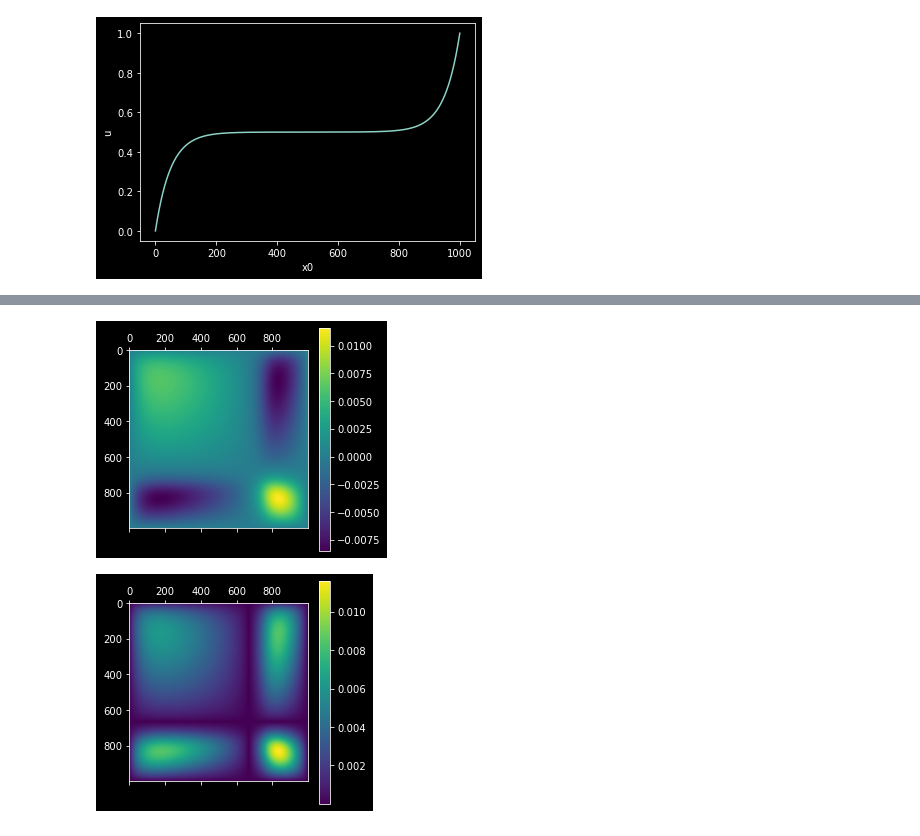
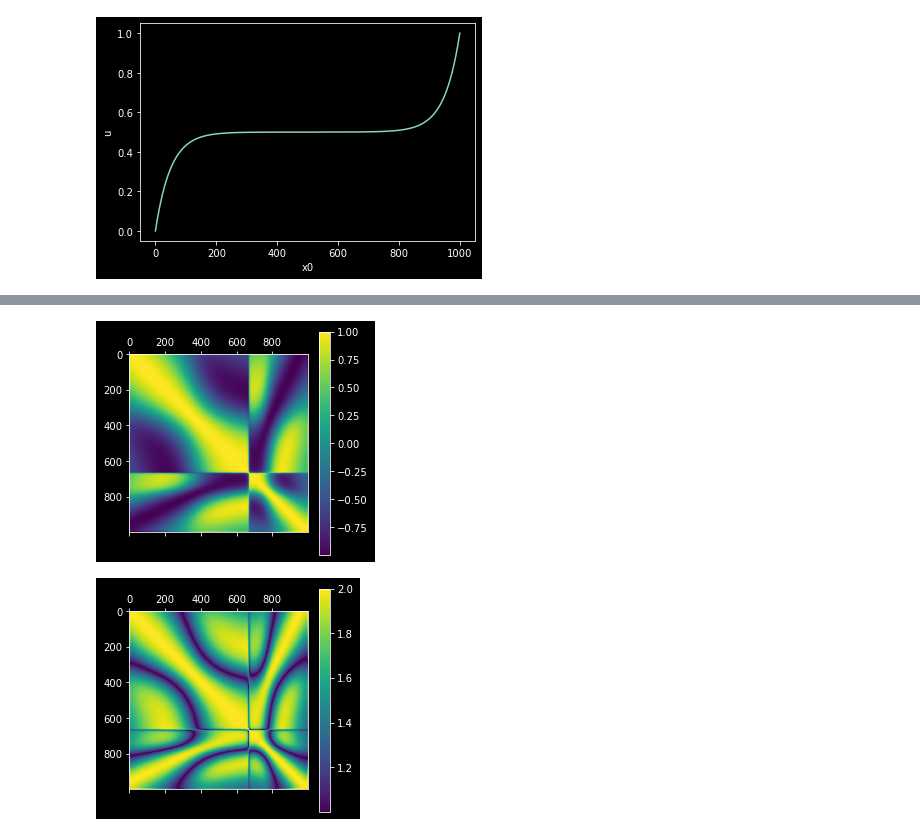
Before and after one commit to animih/aspen-study, a Jupyter notebook: notebooks/Test2.ipynb, the cells around one changed output, grey strips where cells are left out. Saved outputs shown, nothing was run; the diff lists cells and outputs as text; code cells hidden in the pictures.

```diff
--- a/notebooks/Test2.ipynb
+++ b/notebooks/Test2.ipynb
@@ -52,6 +52,8 @@ setInitial = lambda x: x#.setInitial(0.2, 1, 1)
 setSources = lambda x: x#.setSources([0.9], [-17.9])
 # %% [output]
 [figure]
+# %%
+test = wrapper.test_decorator(wrapper.test)
 # %%
 param = {
     'Nx': Nx,
@@ -59,7 +61,9 @@ param = {
 }
 nl_solver = newton(1e-2, kmax = 14, crit_abs = 1e-3)
 solver_cl = one_phase(param, D, nl_solver)
-X_cl, message, t_new = wrapper.calc(solver_cl, x0, bd1, bd2)
+solver_cl.setBoundary(bd1, bd2)
+solver_cl.x0 = np.copy(x0)
+X_cl, message, t_new = test(solver_cl, x0, sample_size=1)
 # %% [output]
 test started
 verdict : OK
@@ -68,15 +76,21 @@ mean newton iterations:  4.11
 # %%
 # we treet the value in time at particular coord as a variable
-# let's visualize the covariance matrix of these varibles
+# let's visualize the correlation matrix of these varibles
 
-cov_m = np.cov(X_cl)
+cov_m = np.cov(X_cl[:, 1:]-X_cl[:, :-1])
+
+for i in range(Nx):
+    tmp = cov_m[i, i]
+    cov_m[:, i] /= np.sqrt(tmp)
+    cov_m[i, :] /= np.sqrt(tmp)
+
 cs = plt.matshow(cov_m)
 cbar = plt.colorbar(cs)
 plt.show()
-
-cs = plt.matshow(np.abs(cov_m))
+cov_m = np.abs(cov_m)
+cs = plt.matshow(1+cov_m)
 cbar = plt.colorbar(cs)
 plt.show()
 # %% [output]
-[figure, old version]
+[figure, new version]
-[figure, old version]
+[figure, new version]
```
Also changed, not shown: parts of 11 cells of this notebook, 3 other files.
